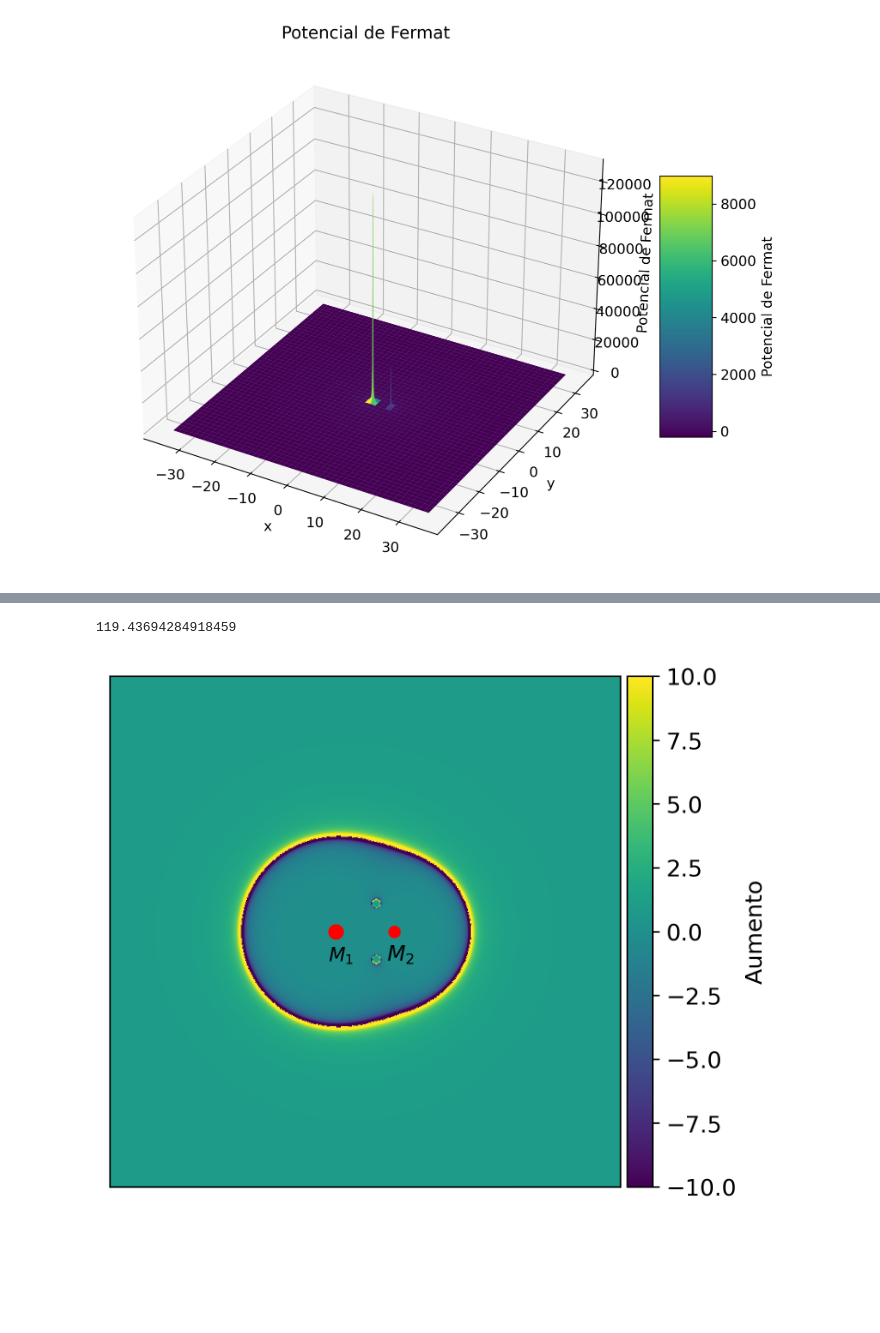
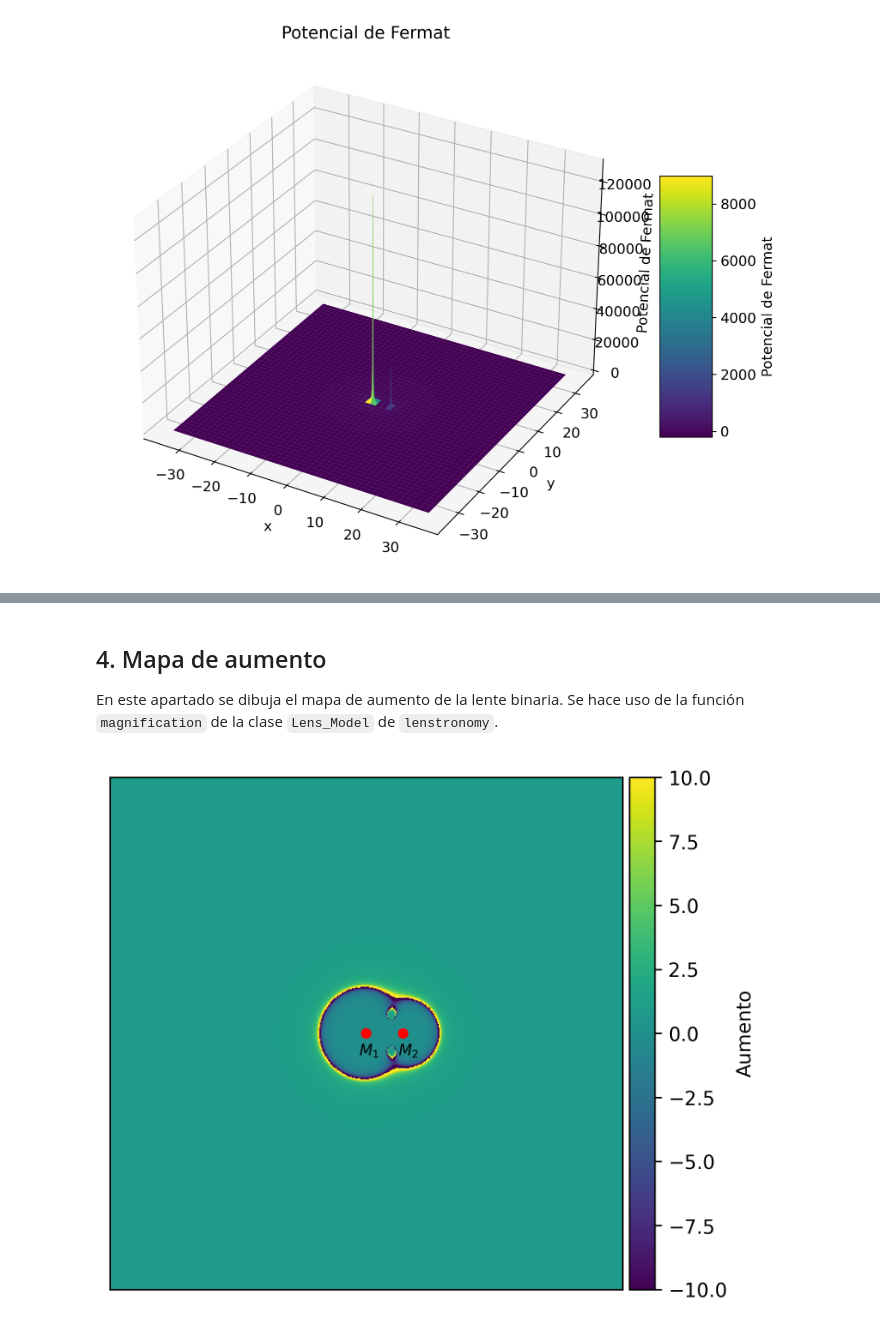
Before and after one commit to Iker028/TFG-simulaciones, a Jupyter notebook: Simulacion binaria/LENTE BINARIA.ipynb, the cells around one changed output, grey strips where cells are left out. Drawn from its saved outputs; the diff is of its cells as text; code cells hidden in the pictures; blank space fills up the shorter version.

Commit message:
binaria

```diff
--- a/Simulacion binaria/LENTE BINARIA.ipynb
+++ b/Simulacion binaria/LENTE BINARIA.ipynb
@@ -150,31 +149,26 @@ plt.savefig('curvluz1.jpg')
+# %% [markdown]
+## 4. Mapa de aumento
+En este apartado se dibuja el mapa de aumento de la lente binaria. Se hace uso de la función `magnification` de la clase `Lens_Model` de `lenstronomy`.
 # %%
-#Mapa aumento#
+# Mapa aumento
 from mpl_toolkits.axes_grid1 import AxesGrid, make_axes_locatable
 mag=lens.magnification(xx,yy,kwargs)
 mag2d = util.array2image(mag)
 f, ax = plt.subplots(1, 1, sharex=False, sharey=False)
 
-from lenstronomy.LightModel.light_model import LightModel
-ligth = LightModel(light_model_list=['ELLIPSOID'])
-kwargs_light = [{'amp': 1, 'radius': 3, 'e1': 0, 'e2': 0, 'center_x': SourcePos(220)[0], 'center_y':SourcePos(300)[1]}]
-surface_brightness = ligth.surface_brightness(xs, ys, kwargs_light)
-print(np.sum(surface_brightness))
-
-image = util.array2image(surface_brightness)
-im = ax.imshow(mag2d, extent=[xx.min(), xx.max(), yy.min(), yy.max()],origin='lower', vmin=-10, vmax=10)
+im = ax.imshow(mag2d, extent=[xx.min(), xx.max(), yy.min(), yy.max()],
+               origin='lower', vmin=-10, vmax=10)
 ax.autoscale(False)
-plt.scatter([-d/2],[0],s=50,c='red')
-plt.scatter([d/2],[0],s=30,c='red')
-plt.text(-d/2-1, -4, '$M_1$', fontsize = 10)
-plt.text(d/2-1, -4, '$M_2$', fontsize = 11)
+plt.scatter([0],[0],s=20,c='red')
+plt.scatter([d],[0],s=20,c='red')
+plt.text(-1, -3, '$M_1$', fontsize = 8)
+plt.text(d-0.6, -3, '$M_2$', fontsize = 8)
 divider=make_axes_locatable(ax)
 cax = divider.append_axes("right", size="5%", pad=0.05)
 plt.colorbar(im, cax=cax,label='Aumento')
 ax.axes.get_xaxis().set_ticks([])
 ax.axes.get_yaxis().set_ticks([])
 plt.rcParams.update({'font.size': 10})
-plt.savefig('lineacritica2.jpg',dpi=500)
 plt.show()
 # %% [output]
-119.43694284918459
-[figure, old version]
+[figure, new version]
```
Also changed, not shown: parts of 11 cells of this notebook.
